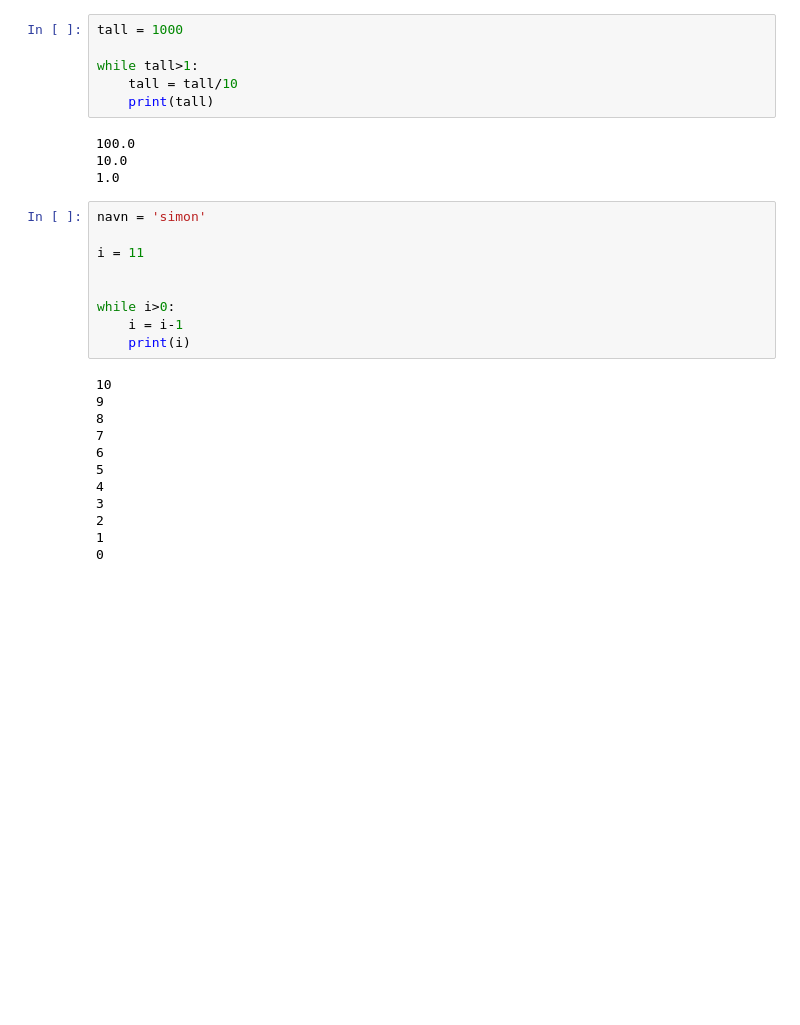
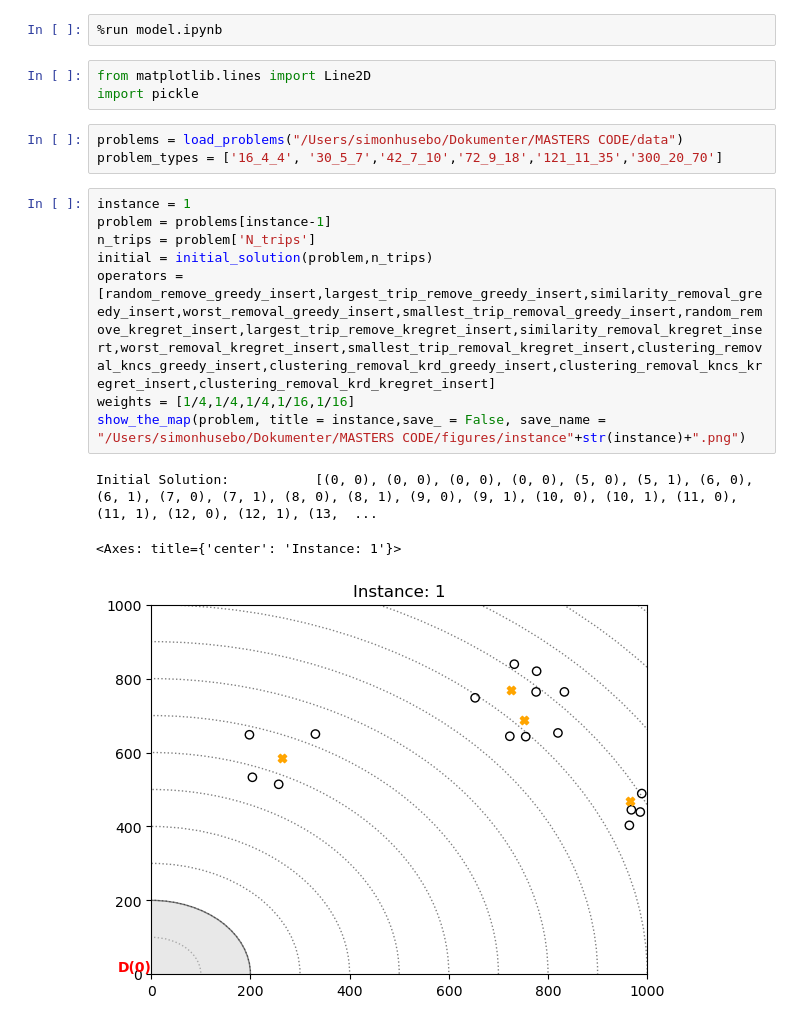
Before and after one commit to simonhusebo/MASTERS, a Jupyter notebook: Plotting_test.ipynb, the cells around one changed output. Drawn from its saved outputs; the diff is of its cells as text; blank space fills up the shorter version.

```diff
--- a/Plotting_test.ipynb
+++ b/Plotting_test.ipynb
@@ -104,31 +1,20 @@ def ALNS(problem,operators,weights = None):
-# %%
-tall = 1000
-
-while tall>1:
-    tall = tall/10
-    print(tall)
-# %% [output]
-100.0
-10.0
-1.0
-# %%
-navn = 'simon'
-
-i = 11
-
-
-while i>0:
-    i = i-1
-    print(i)
-# %% [output]
-10
-9
-8
-7
-6
-5
-4
-3
-2
-1
-0
+# %%
+%run model.ipynb
+# %%
+from matplotlib.lines import Line2D
+import pickle
+# %%
+problems = load_problems("/Users/simonhusebo/Dokumenter/MASTERS CODE/data")
+problem_types = ['16_4_4', '30_5_7','42_7_10','72_9_18','121_11_35','300_20_70']
+# %%
+instance = 1
+problem = problems[instance-1]
+n_trips = problem['N_trips']
+initial = initial_solution(problem,n_trips)
+operators = [random_remove_greedy_insert,largest_trip_remove_greedy_insert,similarity_removal_greedy_insert,worst_removal_greedy_insert,smallest_trip_removal_greedy_insert,random_remove_kregret_insert,largest_trip_remove_kregret_insert,similarity_removal_kregret_insert,worst_removal_kregret_insert,smallest_trip_removal_kregret_insert,clustering_removal_kncs_greedy_insert,clustering_removal_krd_greedy_insert,clustering_removal_kncs_kregret_insert,clustering_removal_krd_kregret_insert]
+weights = [1/4,1/4,1/4,1/16,1/16]
+show_the_map(problem, title = instance,save_ = False, save_name = "/Users/simonhusebo/Dokumenter/MASTERS CODE/figures/instance"+str(instance)+".png")
+# %% [output]
+Initial Solution:           [(0, 0), (0, 0), (0, 0), (0, 0), (5, 0), (5, 1), (6, 0), (6, 1), (7, 0), (7, 1), (8, 0), (8, 1), (9, 0), (9, 1), (10, 0), (10, 1), (11, 0), (11, 1), (12, 0), (12, 1), (13,  ...
+<Axes: title={'center': 'Instance: 1'}>
+[figure, added]
```
Also changed, not shown: parts of 5 cells of this notebook, 10 other files.
